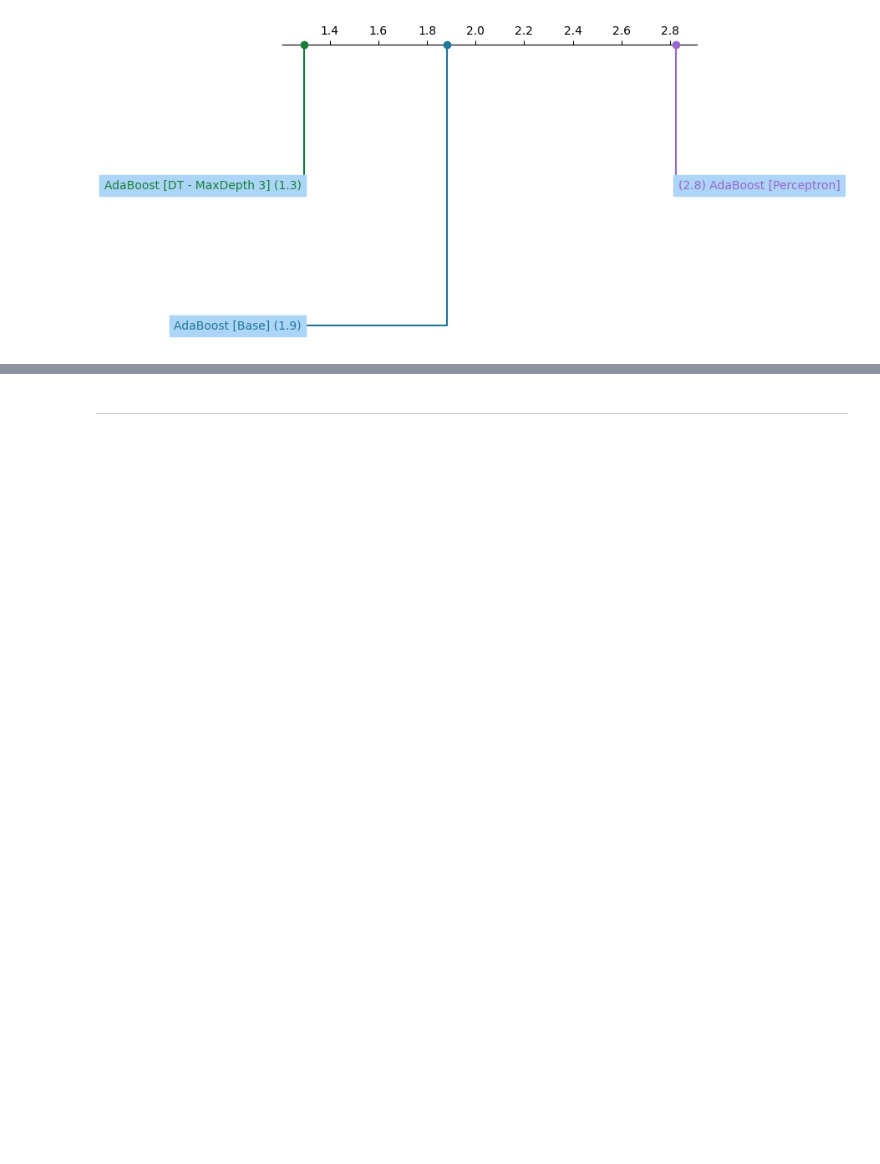
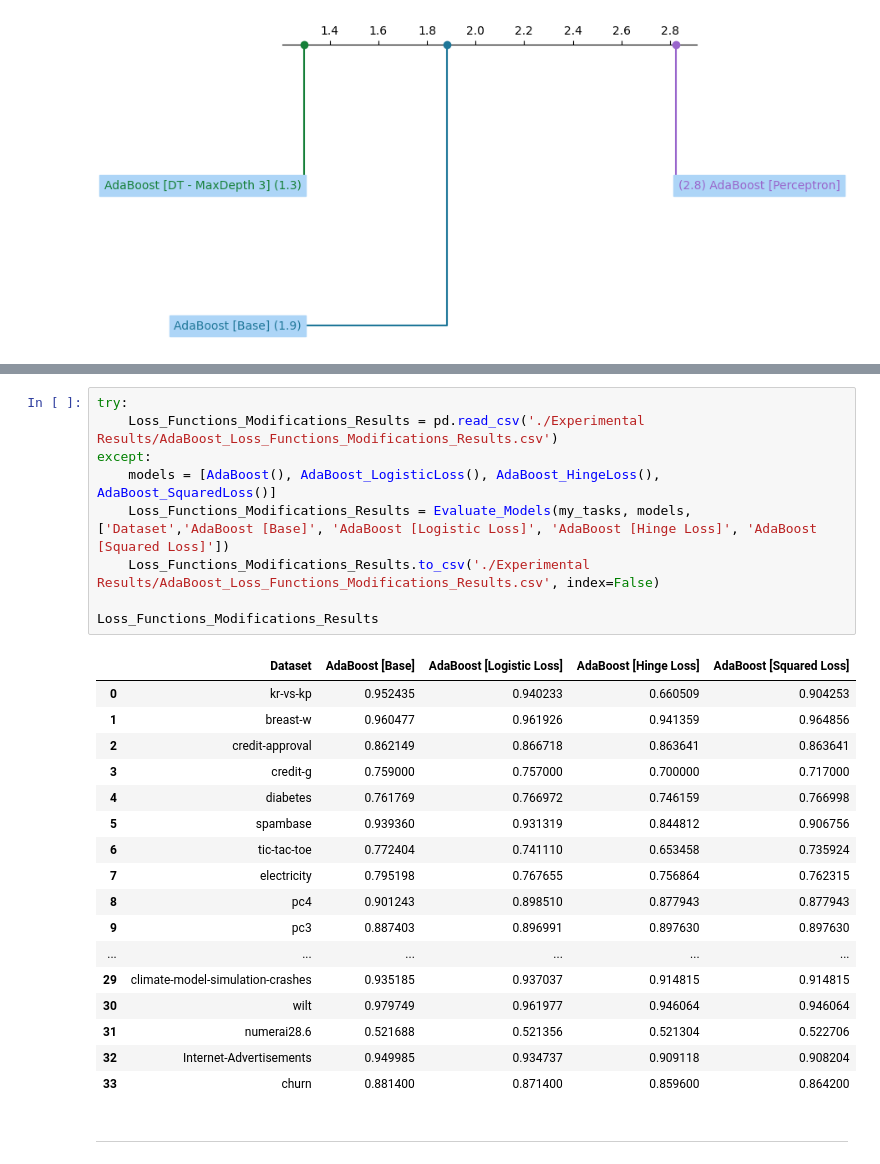
Before and after one commit to EstevesX10/ML1-AdaBoost-Analysis-Optimization, a Jupyter notebook: AdaBoost/AdaBoost.ipynb, the cells around one changed output, grey strips where cells are left out. Cells and saved outputs as stored; diff of their text form; blank space fills up the shorter version.

Commit message:
added more content to the Loss Functions

```diff
--- a/AdaBoost/AdaBoost.ipynb
+++ b/AdaBoost/AdaBoost.ipynb
@@ -380,3 +488,30 @@ Plot_Critial_Difference_Diagram(matrix, colors)
+# %%
+try:
+    Loss_Functions_Modifications_Results = pd.read_csv('./Experimental Results/AdaBoost_Loss_Functions_Modifications_Results.csv')
+except:
+    models = [AdaBoost(), AdaBoost_LogisticLoss(), AdaBoost_HingeLoss(), AdaBoost_SquaredLoss()]
+    Loss_Functions_Modifications_Results = Evaluate_Models(my_tasks, models, ['Dataset','AdaBoost [Base]', 'AdaBoost [Logistic Loss]', 'AdaBoost [Hinge Loss]', 'AdaBoost [Squared Loss]'])
+    Loss_Functions_Modifications_Results.to_csv('./Experimental Results/AdaBoost_Loss_Functions_Modifications_Results.csv', index=False)
+
+Loss_Functions_Modifications_Results
+# %% [output]
+|  | Dataset | AdaBoost [Base] | AdaBoost [Logistic Loss] | AdaBoost [Hinge Loss] | AdaBoost [Squared Loss] |
+| 0 | kr-vs-kp | 0.952435 | 0.940233 | 0.660509 | 0.904253 |
+| 1 | breast-w | 0.960477 | 0.961926 | 0.941359 | 0.964856 |
+| 2 | credit-approval | 0.862149 | 0.866718 | 0.863641 | 0.863641 |
+| 3 | credit-g | 0.759000 | 0.757000 | 0.700000 | 0.717000 |
+| 4 | diabetes | 0.761769 | 0.766972 | 0.746159 | 0.766998 |
+| 5 | spambase | 0.939360 | 0.931319 | 0.844812 | 0.906756 |
+| 6 | tic-tac-toe | 0.772404 | 0.741110 | 0.653458 | 0.735924 |
+| 7 | electricity | 0.795198 | 0.767655 | 0.756864 | 0.762315 |
+| 8 | pc4 | 0.901243 | 0.898510 | 0.877943 | 0.877943 |
+| 9 | pc3 | 0.887403 | 0.896991 | 0.897630 | 0.897630 |
+| ... | ... | ... | ... | ... | ... |
+| 29 | climate-model-simulation-crashes | 0.935185 | 0.937037 | 0.914815 | 0.914815 |
+| 30 | wilt | 0.979749 | 0.961977 | 0.946064 | 0.946064 |
+| 31 | numerai28.6 | 0.521688 | 0.521356 | 0.521304 | 0.522706 |
+| 32 | Internet-Advertisements | 0.949985 | 0.934737 | 0.909118 | 0.908204 |
+| 33 | churn | 0.881400 | 0.871400 | 0.859600 | 0.864200 |
 # %% [markdown]
 ---
 # %%
```
Also changed, not shown: parts of 6 cells of this notebook.
